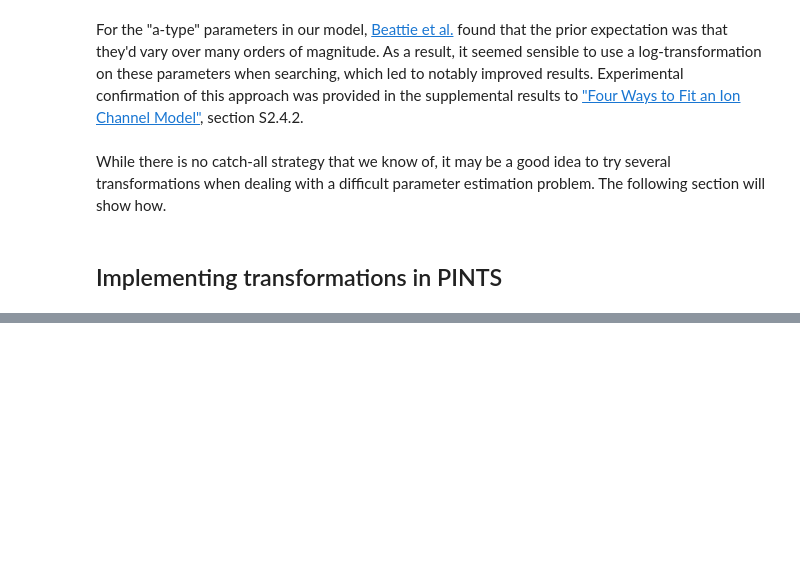
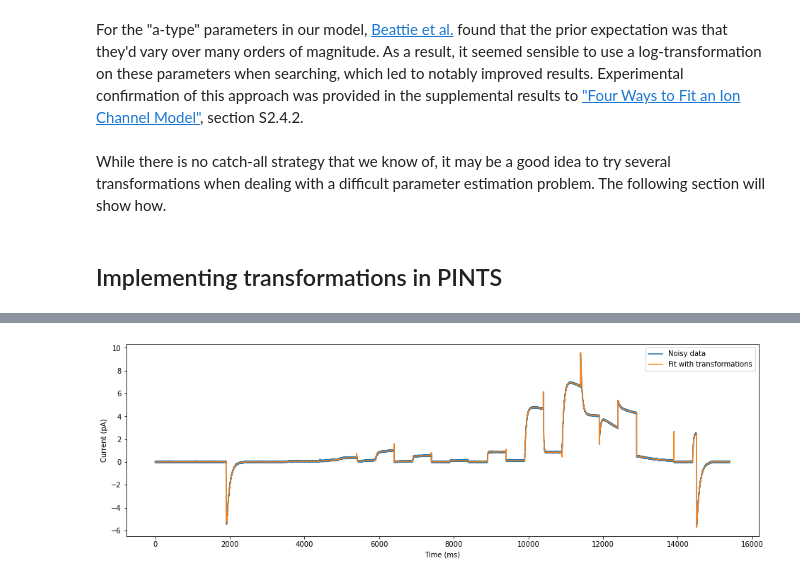
Before and after one commit to CardiacModelling/fitting-notebooks, a Jupyter notebook: ion-currents/transformations.ipynb, the cells around one changed output, grey strips where cells are left out. Cells and saved outputs as stored; diff of their text form; code cells hidden in the pictures; blank space fills up the shorter version.

```diff
--- a/ion-currents/transformations.ipynb
+++ b/ion-currents/transformations.ipynb
@@ -85,0 +130,10 @@ Now lets run an optimisation, without using log transforms:
+# %%
+plt.figure(figsize=(16, 5))
+plt.xlabel('Time (ms)')
+plt.ylabel('Current (pA)')
+plt.plot(times, values, label='Noisy data')
+plt.plot(times, problem.evaluate(x1), label='Fit with transformations')
+plt.legend()
+plt.show()
+# %% [output]
+[figure, added]
```
Also changed, not shown: parts of 23 cells of this notebook, 6 other files.
